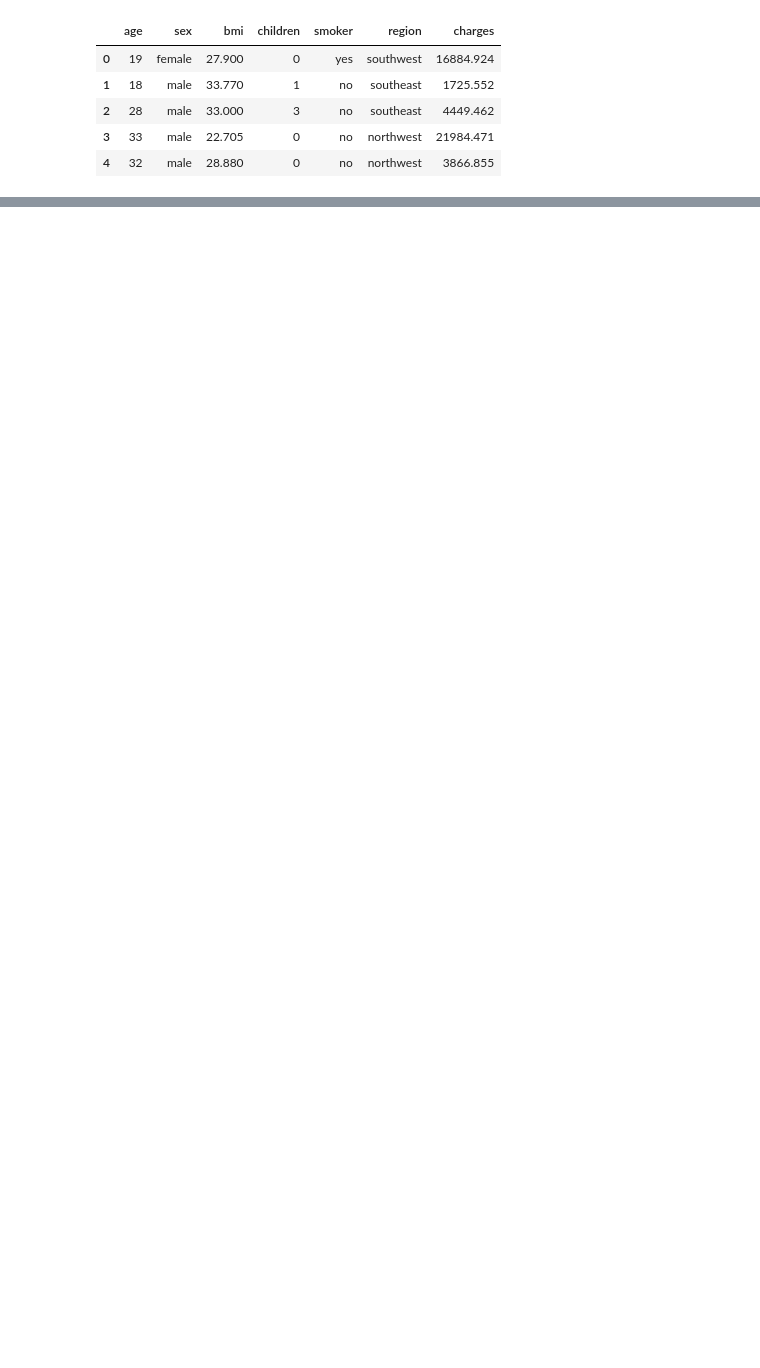
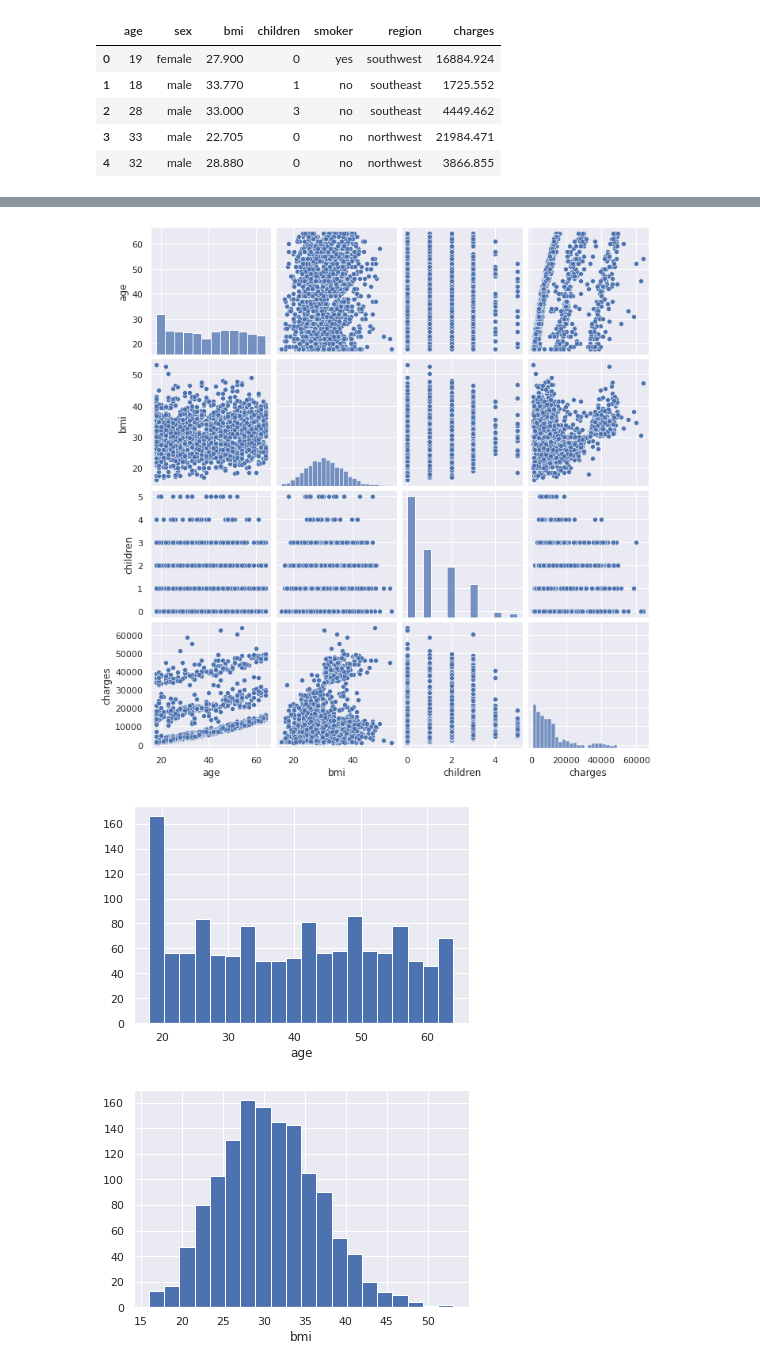
Before and after one commit to atacanozkan/health_insurance_cost_prediction, a Jupyter notebook: main.ipynb, the cells around one changed output, grey strips where cells are left out. Cells and saved outputs as stored; diff of their text form; code cells hidden in the pictures; blank space fills up the shorter version.

```diff
--- a/main.ipynb
+++ b/main.ipynb
@@ -339,5 +340,7 @@ df.describe()
 # Kategorik ve sayısal değişkenlerin belirlenmesi
 print("")
 cat_cols, num_cols, cat_but_car = grab_col_names(df)
+num_cols.append(cat_cols.pop(cat_cols.index('children')))
+check_df(df, 5)
 # %% [output]
 ##################### Shape #####################
@@ -359,0 +363,13 @@ final num_cols: 3
+# %%
+##########################
+# Görsel Analiz
+##########################
+sns.pairplot(df)
+plt.show()
+
+for col in num_cols:
+    plot_numerical_col(df, col)
+# %% [output]
+[figure, added]
+[figure, added]
+[figure, added]
```
Also changed, not shown: parts of 7 cells of this notebook.
